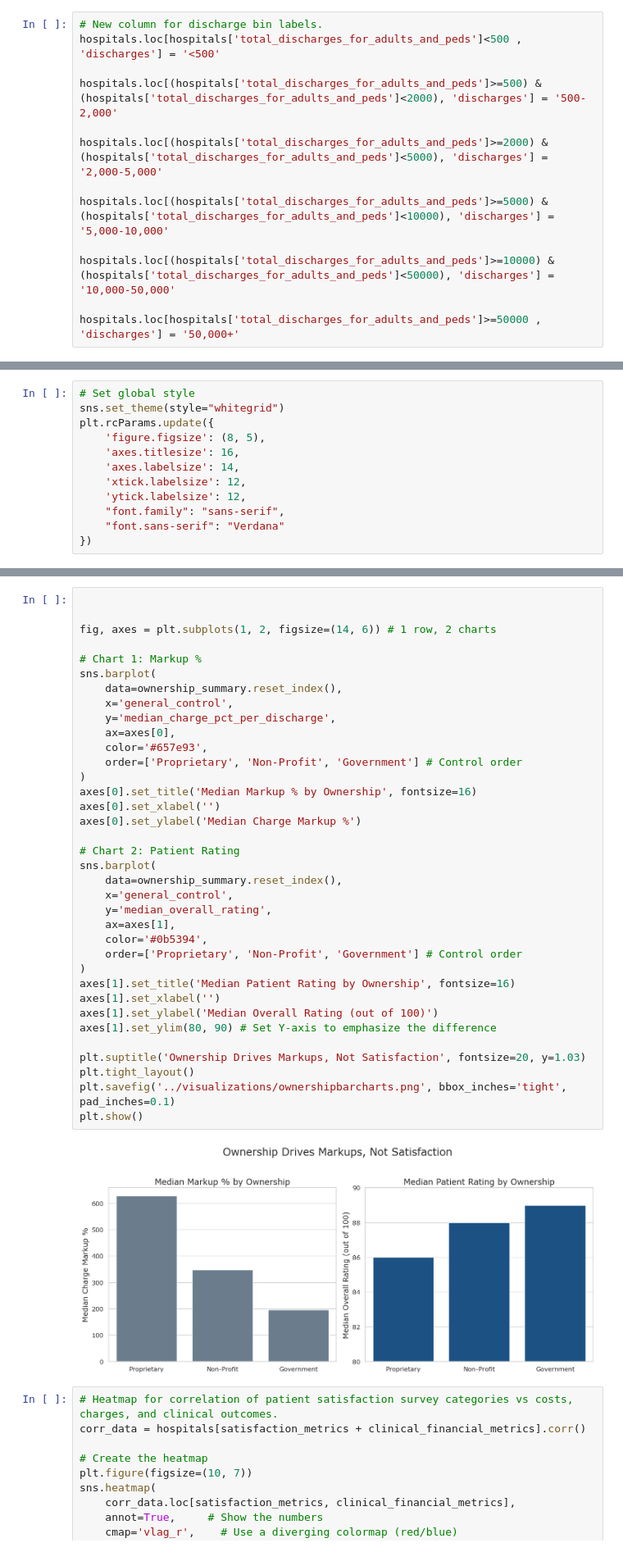
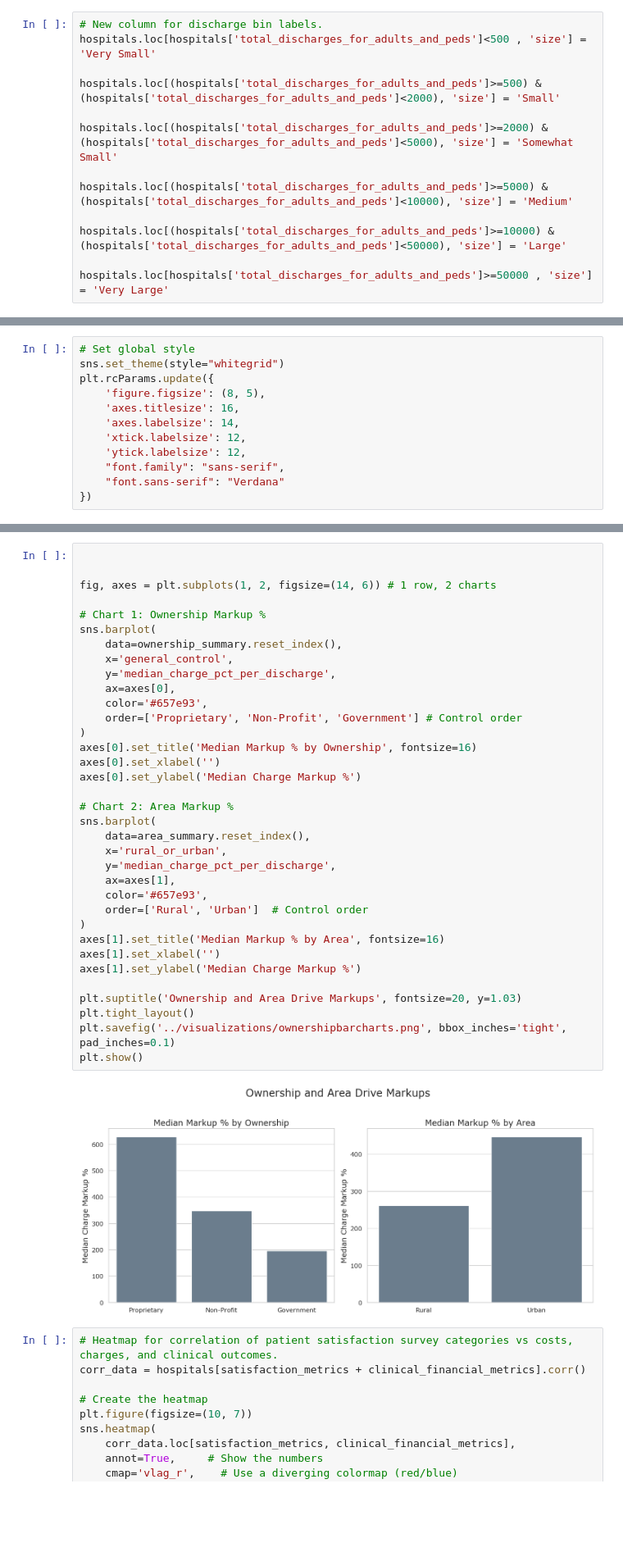
Before and after one commit to kjaques/hospital-financial-and-quality-performance, a Jupyter notebook: notebooks/analysis.ipynb, the cells around one changed output, grey strips where cells are left out. Shown at 82% size. Cells and saved outputs as stored; diff of their text form; blank space fills up the shorter version.

Commit message:
Cleaned up Python notebook and updated size bins, adjusted presentation

```diff
--- a/notebooks/analysis.ipynb
+++ b/notebooks/analysis.ipynb
@@ -196,17 +199,17 @@ plt.hist(hospitals['total_discharges_for_adults_and_peds'], bins=100)
 [figure]
 # %%
 # New column for discharge bin labels.
-hospitals.loc[hospitals['total_discharges_for_adults_and_peds']<500 , 'discharges'] = '<500'
+hospitals.loc[hospitals['total_discharges_for_adults_and_peds']<500 , 'size'] = 'Very Small'
 
-hospitals.loc[(hospitals['total_discharges_for_adults_and_peds']>=500) & (hospitals['total_discharges_for_adults_and_peds']<2000), 'discharges'] = '500-2,000'
+hospitals.loc[(hospitals['total_discharges_for_adults_and_peds']>=500) & (hospitals['total_discharges_for_adults_and_peds']<2000), 'size'] = 'Small'
 
-hospitals.loc[(hospitals['total_discharges_for_adults_and_peds']>=2000) & (hospitals['total_discharges_for_adults_and_peds']<5000), 'discharges'] = '2,000-5,000'
+hospitals.loc[(hospitals['total_discharges_for_adults_and_peds']>=2000) & (hospitals['total_discharges_for_adults_and_peds']<5000), 'size'] = 'Somewhat Small'
 
-hospitals.loc[(hospitals['total_discharges_for_adults_and_peds']>=5000) & (hospitals['total_discharges_for_adults_and_peds']<10000), 'discharges'] = '5,000-10,000'
+hospitals.loc[(hospitals['total_discharges_for_adults_and_peds']>=5000) & (hospitals['total_discharges_for_adults_and_peds']<10000), 'size'] = 'Medium'
 
-hospitals.loc[(hospitals['total_discharges_for_adults_and_peds']>=10000) & (hospitals['total_discharges_for_adults_and_peds']<50000), 'discharges'] = '10,000-50,000'
+hospitals.loc[(hospitals['total_discharges_for_adults_and_peds']>=10000) & (hospitals['total_discharges_for_adults_and_peds']<50000), 'size'] = 'Large'
 
-hospitals.loc[hospitals['total_discharges_for_adults_and_peds']>=50000 , 'discharges'] = '50,000+'
+hospitals.loc[hospitals['total_discharges_for_adults_and_peds']>=50000 , 'size'] = 'Very Large'
 # %%
 hospitals
 # %% [output]
@@ -453,41 +456,40 @@ plt.show()
 # %%
 
 
 fig, axes = plt.subplots(1, 2, figsize=(14, 6)) # 1 row, 2 charts
 
-# Chart 1: Markup %
+# Chart 1: Ownership Markup %
 sns.barplot(
     data=ownership_summary.reset_index(),
     x='general_control',
     y='median_charge_pct_per_discharge',
     ax=axes[0],
     color='#657e93',
     order=['Proprietary', 'Non-Profit', 'Government'] # Control order
 )
 axes[0].set_title('Median Markup % by Ownership', fontsize=16)
 axes[0].set_xlabel('')
 axes[0].set_ylabel('Median Charge Markup %')
 
-# Chart 2: Patient Rating
+# Chart 2: Area Markup %
 sns.barplot(
-    data=ownership_summary.reset_index(),
-    x='general_control',
-    y='median_overall_rating',
+    data=area_summary.reset_index(),
+    x='rural_or_urban',
+    y='median_charge_pct_per_discharge',
     ax=axes[1],
-    color='#0b5394',
-    order=['Proprietary', 'Non-Profit', 'Government'] # Control order
+    color='#657e93',
+    order=['Rural', 'Urban']  # Control order
 )
-axes[1].set_title('Median Patient Rating by Ownership', fontsize=16)
+axes[1].set_title('Median Markup % by Area', fontsize=16)
 axes[1].set_xlabel('')
-axes[1].set_ylabel('Median Overall Rating (out of 100)')
-axes[1].set_ylim(80, 90) # Set Y-axis to emphasize the difference
+axes[1].set_ylabel('Median Charge Markup %')
 
-plt.suptitle('Ownership Drives Markups, Not Satisfaction', fontsize=20, y=1.03)
+plt.suptitle('Ownership and Area Drive Markups', fontsize=20, y=1.03)
 plt.tight_layout()
 plt.savefig('../visualizations/ownershipbarcharts.png', bbox_inches='tight', pad_inches=0.1)
 plt.show()
 # %% [output]
-[figure, old version]
+[figure, new version]
 # %%
 # Heatmap for correlation of patient satisfaction survey categories vs costs, charges, and clinical outcomes.
 corr_data = hospitals[satisfaction_metrics + clinical_financial_metrics].corr()
```
Also changed, not shown: parts of 12 cells of this notebook, 8 other files.
